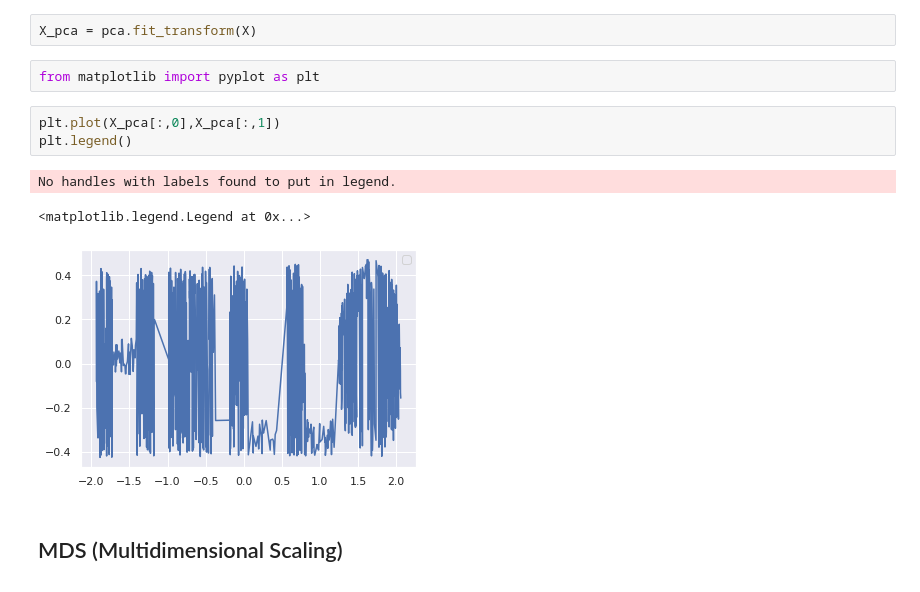
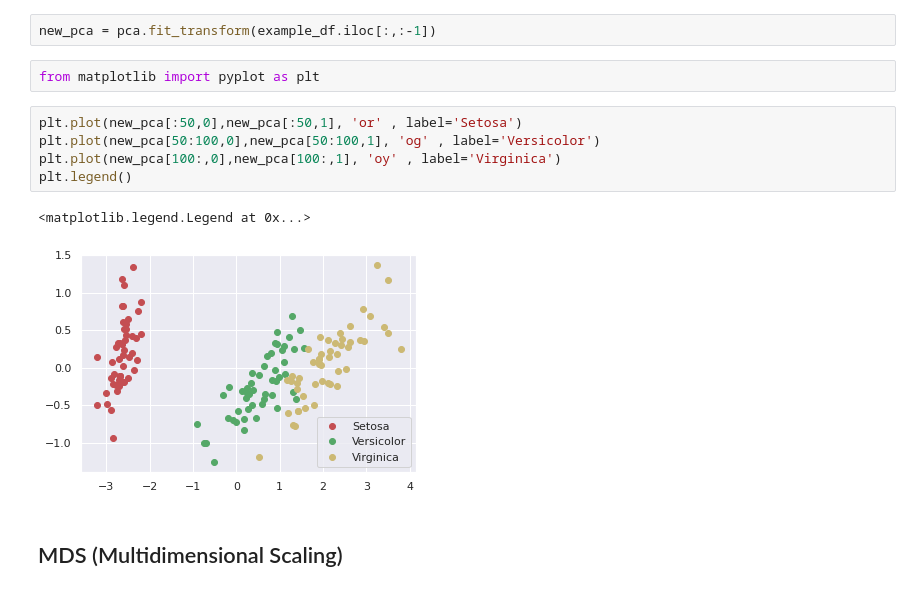
Before and after one commit to Jittiya/multivariate, a Jupyter notebook: Chapter_4_MDS.ipynb, the cells around one changed output. Cells and saved outputs as stored; diff of their text form.

```diff
--- a/Chapter_4_MDS.ipynb
+++ b/Chapter_4_MDS.ipynb
@@ -36,17 +36,18 @@ example_df
 from sklearn.decomposition import  PCA
 # %%
 pca = PCA(n_components=2)
-# %%
-X_pca = pca.fit_transform(X)
+# %%
+new_pca = pca.fit_transform(example_df.iloc[:,:-1])
 # %%
 from matplotlib import pyplot as plt
-# %%
-plt.plot(X_pca[:,0],X_pca[:,1])
-plt.legend()
-# %% [output]
-No handles with labels found to put in legend.
-<matplotlib.legend.Legend at 0x...>
-[figure, removed]
+# %%
+plt.plot(new_pca[:50,0],new_pca[:50,1], 'or' , label='Setosa')
+plt.plot(new_pca[50:100,0],new_pca[50:100,1], 'og' , label='Versicolor')
+plt.plot(new_pca[100:,0],new_pca[100:,1], 'oy' , label='Virginica')
+plt.legend()
+# %% [output]
+<matplotlib.legend.Legend at 0x...>
+[figure, added]
 # %% [markdown]
 ## MDS (Multidimensional Scaling)
 # %% [markdown]
```
Also changed, not shown: parts of 7 cells of this notebook.
